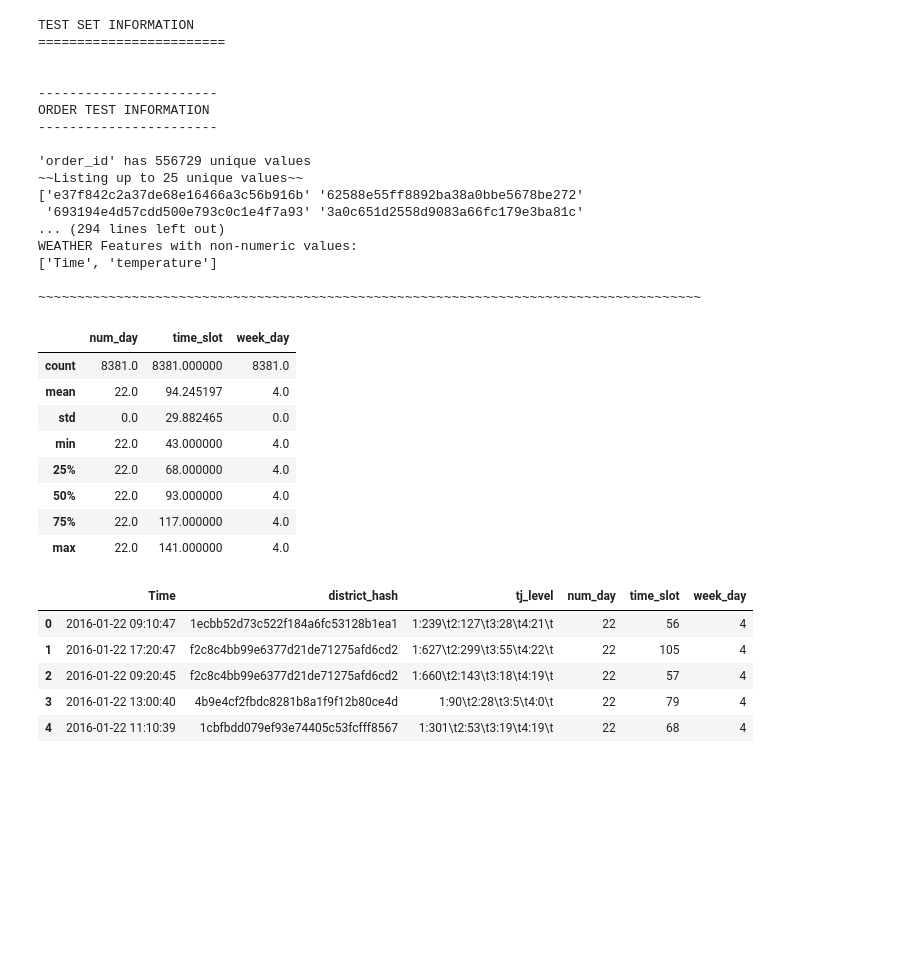
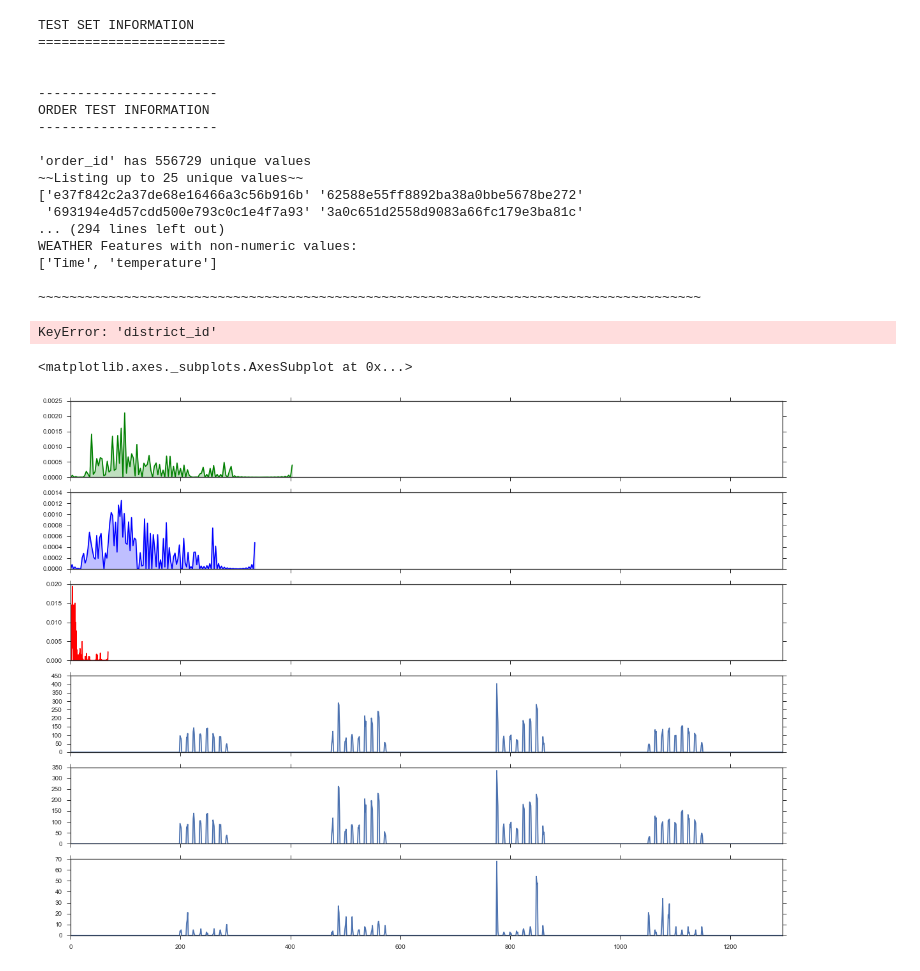
Before and after one commit to rvishakh/udacity, a Jupyter notebook: MLND/capstone/didi/template.ipynb, the cells around one changed output. Drawn from its saved outputs; the diff is of its cells as text; code cells hidden in the pictures; blank space fills up the shorter version.

Commit message:
Functions for dist_hash2id, time_stamp2 slot. Demand, supply & gap calculations. Plots.

```diff
--- a/MLND/capstone/didi/template.ipynb
+++ b/MLND/capstone/didi/template.ipynb
@@ -91,6 +91,11 @@ max       9.000000    19.000000   276.000000
 # %%
 # Load test data
 dates = ('22_test', '24_test', '26_test', '28_test', '30_test')
+
+# Load cluster map - generate dictionary to map district_hash to district_id
+district = pd.read_table('../../../../../../data/season_1/test_set_1/cluster_map/cluster_map', sep=' ', header=None, names=['district_hash'])
+district = pd.DataFrame(district.district_hash.str.split('\W+',1).tolist(), columns = ['district_hash', 'district_id'])
+district_dict = district.set_index('district_hash')['district_id'].to_dict()
 
 # Read in order data
 order_test = pd.concat( pd.read_table('../../../../../../data/season_1/test_set_1/order_data/order_data_2016-01-%s' %i, header=None,
@@ -350,21 +379,0 @@ traffic_test['week_day'] = traffic_test['Time'].dt.dayofweek
-# %%
-traffic_test.describe()
-# %% [output]
-|  | num_day | time_slot | week_day |
-| count | 8381.0 | 8381.000000 | 8381.0 |
-| mean | 22.0 | 94.245197 | 4.0 |
-| std | 0.0 | 29.882465 | 0.0 |
-| min | 22.0 | 43.000000 | 4.0 |
-| 25% | 22.0 | 68.000000 | 4.0 |
-| 50% | 22.0 | 93.000000 | 4.0 |
-| 75% | 22.0 | 117.000000 | 4.0 |
-| max | 22.0 | 141.000000 | 4.0 |
-# %%
-traffic_test.head(5)
-# %% [output]
-|  | Time | district_hash | tj_level | num_day | time_slot | week_day |
-| 0 | 2016-01-22 09:10:47 | 1ecbb52d73c522f184a6fc53128b1ea1 | 1:239\t2:127\t3:28\t4:21\t | 22 | 56 | 4 |
-| 1 | 2016-01-22 17:20:47 | f2c8c4bb99e6377d21de71275afd6cd2 | 1:627\t2:299\t3:55\t4:22\t | 22 | 105 | 4 |
-| 2 | 2016-01-22 09:20:45 | f2c8c4bb99e6377d21de71275afd6cd2 | 1:660\t2:143\t3:18\t4:19\t | 22 | 57 | 4 |
-| 3 | 2016-01-22 13:00:40 | 4b9e4cf2fbdc8281b8a1f9f12b80ce4d | 1:90\t2:28\t3:5\t4:0\t | 22 | 79 | 4 |
-| 4 | 2016-01-22 11:10:39 | 1cbfbdd079ef93e74405c53fcfff8567 | 1:301\t2:53\t3:19\t4:19\t | 22 | 68 | 4 |
@@ -370,0 +414,34 @@ traffic_test.head(5)
+# %%
+d = {}
+s = {}
+g = {}
+d, s, g = demand_supply(order_test)
+# %% [output]
+KeyError: 'district_id'
+# %%
+# Plot a filled kernel density estimate
+dist = range(15,30)
+time = range(21*144,31*144)
+
+dplot = []
+splot = []
+gplot = []
+for t in range(22*144,31*144):
+    dplot.append(d[(20,t)])
+    splot.append(s[(20,t)])
+    gplot.append(g[(20,t)])
+
+f, (axis1,axis2,axis3,axis4,axis5,axis6) = plt.subplots(6,1, sharex=True, figsize=(20,15))
+
+sns.distplot(dplot, hist=False, color="g", kde_kws={"shade": True}, ax=axis1)
+sns.distplot(splot, hist=False, color="b", kde_kws={"shade": True}, ax=axis2)
+sns.distplot(gplot, hist=False, color="r", kde_kws={"shade": True}, ax=axis3)
+
+sns.tsplot(data=dplot, ax=axis4)
+sns.tsplot(data=splot, ax=axis5)
+sns.tsplot(data=gplot, ax=axis6)
+
+#sns.barplot(x='age_group', y='Survived', data=survival_by_agegroup, ax=axis2, palette="Blues_d")
+# %% [output]
+<matplotlib.axes._subplots.AxesSubplot at 0x...>
+[figure, added]
```
Also changed, not shown: parts of 5 cells of this notebook.
